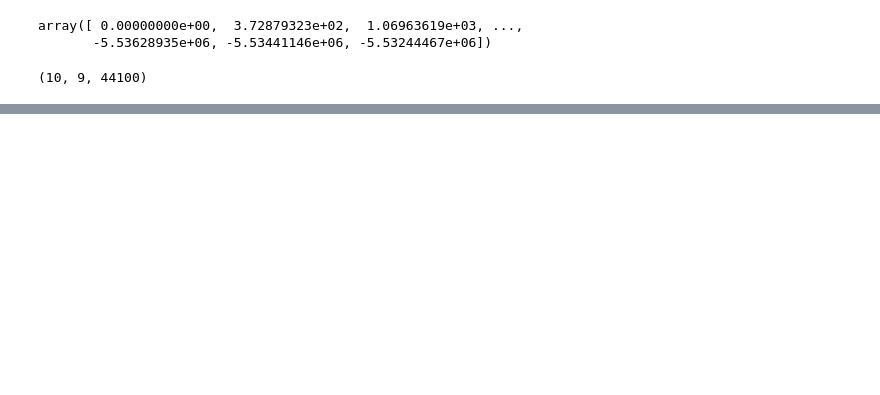
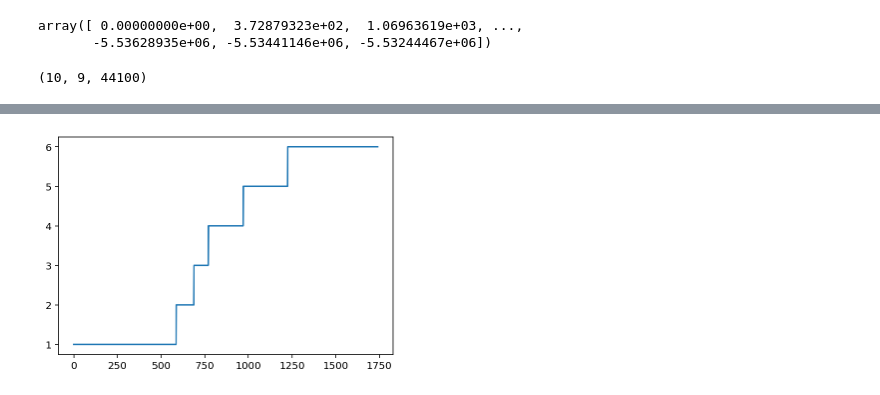
Before and after one commit to AurelienNioche/MoodInfer, a Jupyter notebook: main.ipynb, the cells around one changed output, grey strips where cells are left out. Saved outputs shown, nothing was run; the diff lists cells and outputs as text; code cells hidden in the pictures; blank space fills up the shorter version.

```diff
--- a/main.ipynb
+++ b/main.ipynb
@@ -72,0 +80,6 @@ for subject in range(n_subject):
+# %%
+data = loadmat("data_radar/Label_radar_data.mat")["Label_data"]
+# %%
+plt.plot(data[0, 0].flatten());
+# %% [output]
+[figure, added]
```
Also changed, not shown: parts of 5 cells of this notebook, 3 other files.
